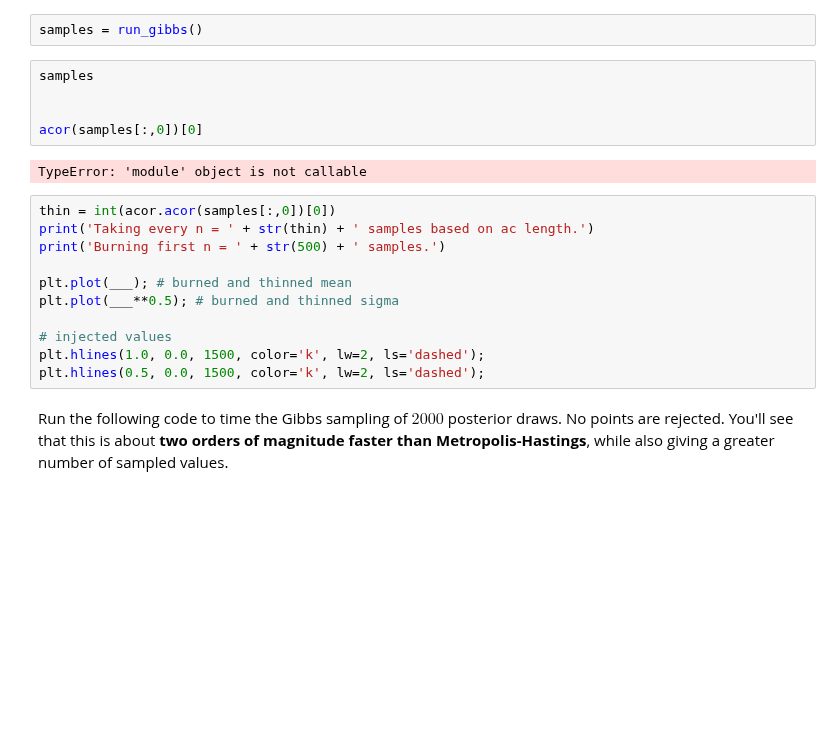
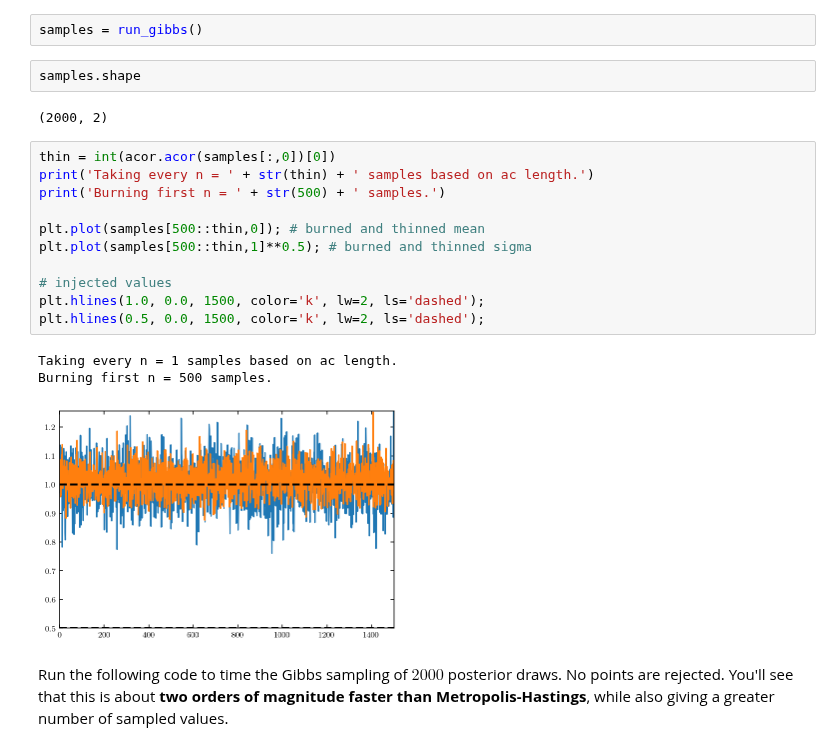
Before and after one commit to dgerosa/astrostatistics_bicocca_2023, a Jupyter notebook: lectures/L12_bayesian.ipynb, the cells around one changed output. Drawn from its saved outputs; the diff is of its cells as text; blank space fills up the shorter version.

Commit message:
acor req

```diff
--- a/lectures/L12_bayesian.ipynb
+++ b/lectures/L12_bayesian.ipynb
@@ -249,24 +249,25 @@ def run_gibbs():
     return samples
 # %%
 samples = run_gibbs()
-# %%
-samples
-
-
-acor(samples[:,0])[0]
-# %% [output]
-TypeError: 'module' object is not callable
+# %%
+samples.shape
+# %% [output]
+(2000, 2)
 # %%
 thin = int(acor.acor(samples[:,0])[0])
 print('Taking every n = ' + str(thin) + ' samples based on ac length.')
 print('Burning first n = ' + str(500) + ' samples.')
 
-plt.plot(___); # burned and thinned mean
-plt.plot(___**0.5); # burned and thinned sigma
+plt.plot(samples[500::thin,0]); # burned and thinned mean
+plt.plot(samples[500::thin,1]**0.5); # burned and thinned sigma
 
 # injected values
 plt.hlines(1.0, 0.0, 1500, color='k', lw=2, ls='dashed');
 plt.hlines(0.5, 0.0, 1500, color='k', lw=2, ls='dashed');
+# %% [output]
+Taking every n = 1 samples based on ac length.
+Burning first n = 500 samples.
+[figure, added]
 # %% [markdown]
 Run the following code to time the Gibbs sampling of $2000$ posterior draws. No points are rejected. You'll see that this is about **two orders of magnitude faster than Metropolis-Hastings**, while also giving a greater number of sampled values.
 # %%
```
Also changed, not shown: parts of 1 cell of this notebook, 1 other file.
